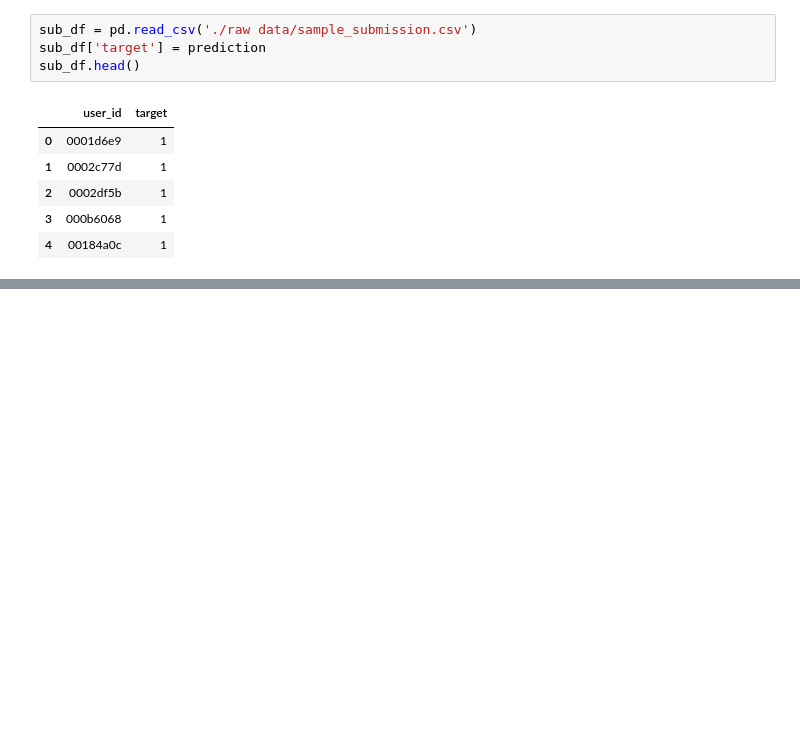
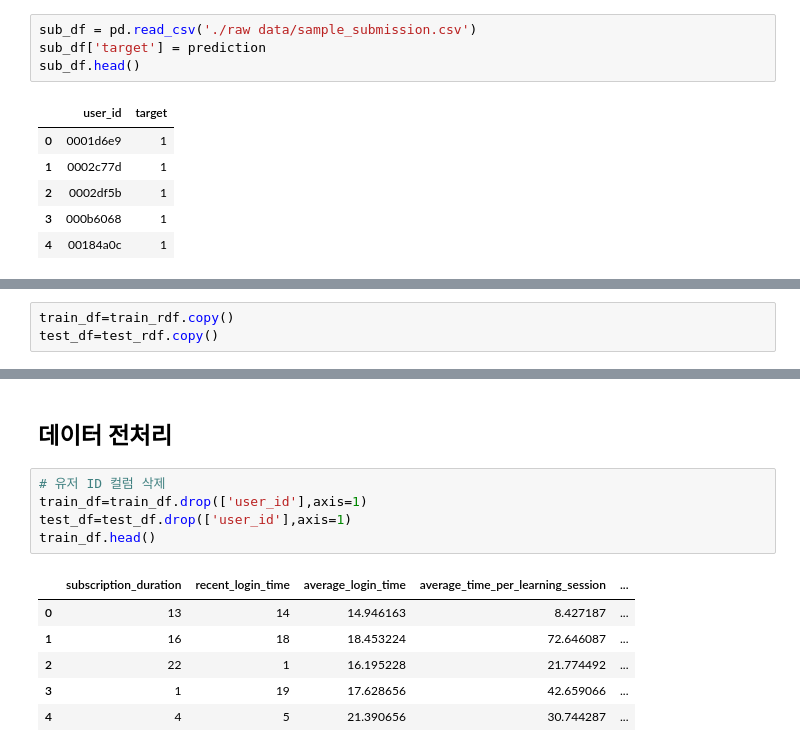
Before and after one commit to sooohyeonkim/learning_user_predict, a Jupyter notebook: learning_user_predict.ipynb, the cells around one changed output, grey strips where cells are left out. Cells and saved outputs as stored; diff of their text form; blank space fills up the shorter version.

```diff
--- a/learning_user_predict.ipynb
+++ b/learning_user_predict.ipynb
@@ -579,0 +617,3 @@ sub_df.head()
+# %%
+train_df=train_rdf.copy()
+test_df=test_rdf.copy()
@@ -579,0 +700,14 @@ sub_df.head()
+# %% [markdown]
+## 데이터 전처리
+# %%
+# 유저 ID 컬럼 삭제
+train_df=train_df.drop(['user_id'],axis=1)
+test_df=test_df.drop(['user_id'],axis=1)
+train_df.head()
+# %% [output]
+|  | subscription_duration | recent_login_time | average_login_time | average_time_per_learning_session | ... |
+| 0 | 13 | 14 | 14.946163 | 8.427187 | ... |
+| 1 | 16 | 18 | 18.453224 | 72.646087 | ... |
+| 2 | 22 | 1 | 16.195228 | 21.774492 | ... |
+| 3 | 1 | 19 | 17.628656 | 42.659066 | ... |
+| 4 | 4 | 5 | 21.390656 | 30.744287 | ... |
```
Also changed, not shown: parts of 17 cells of this notebook.
